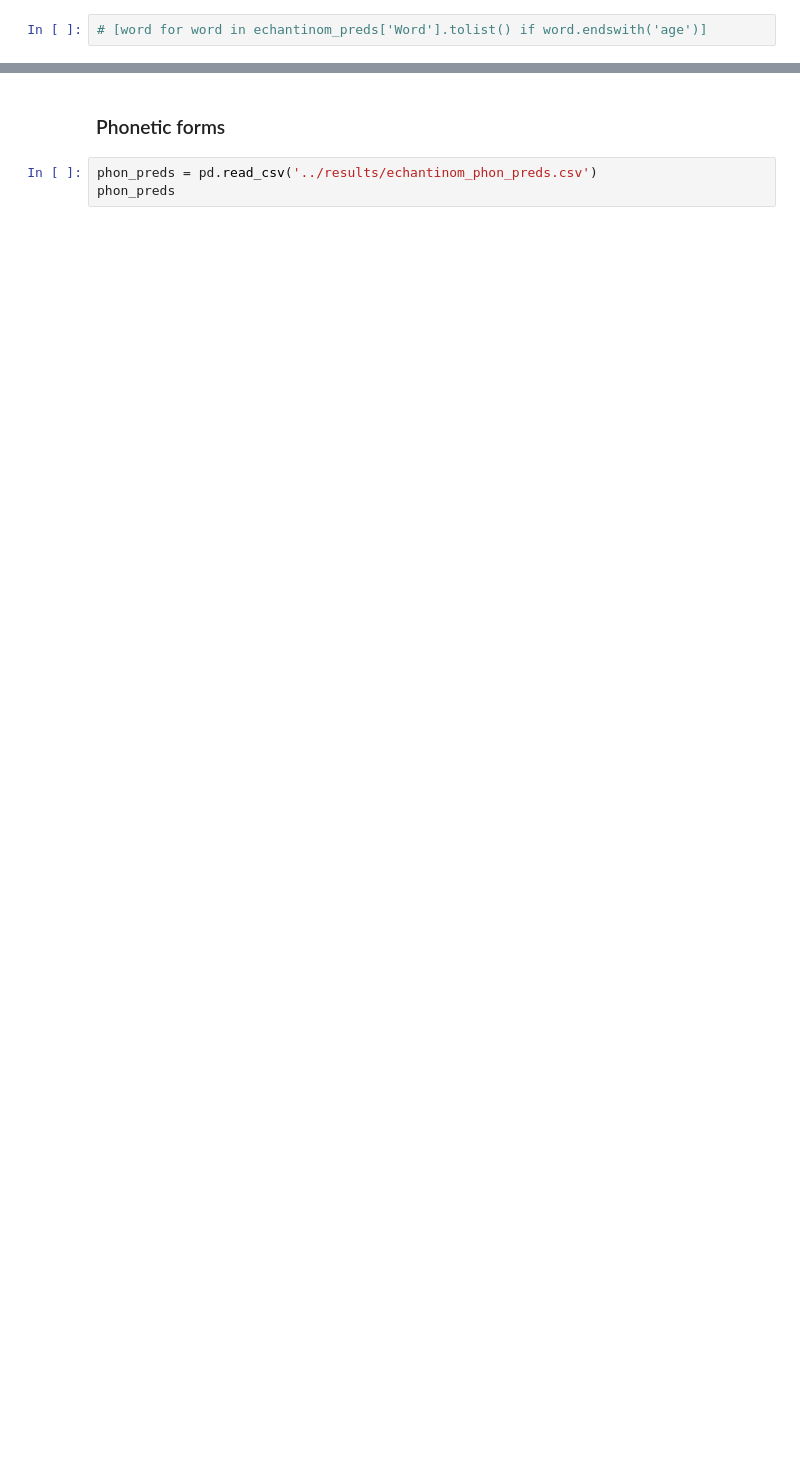
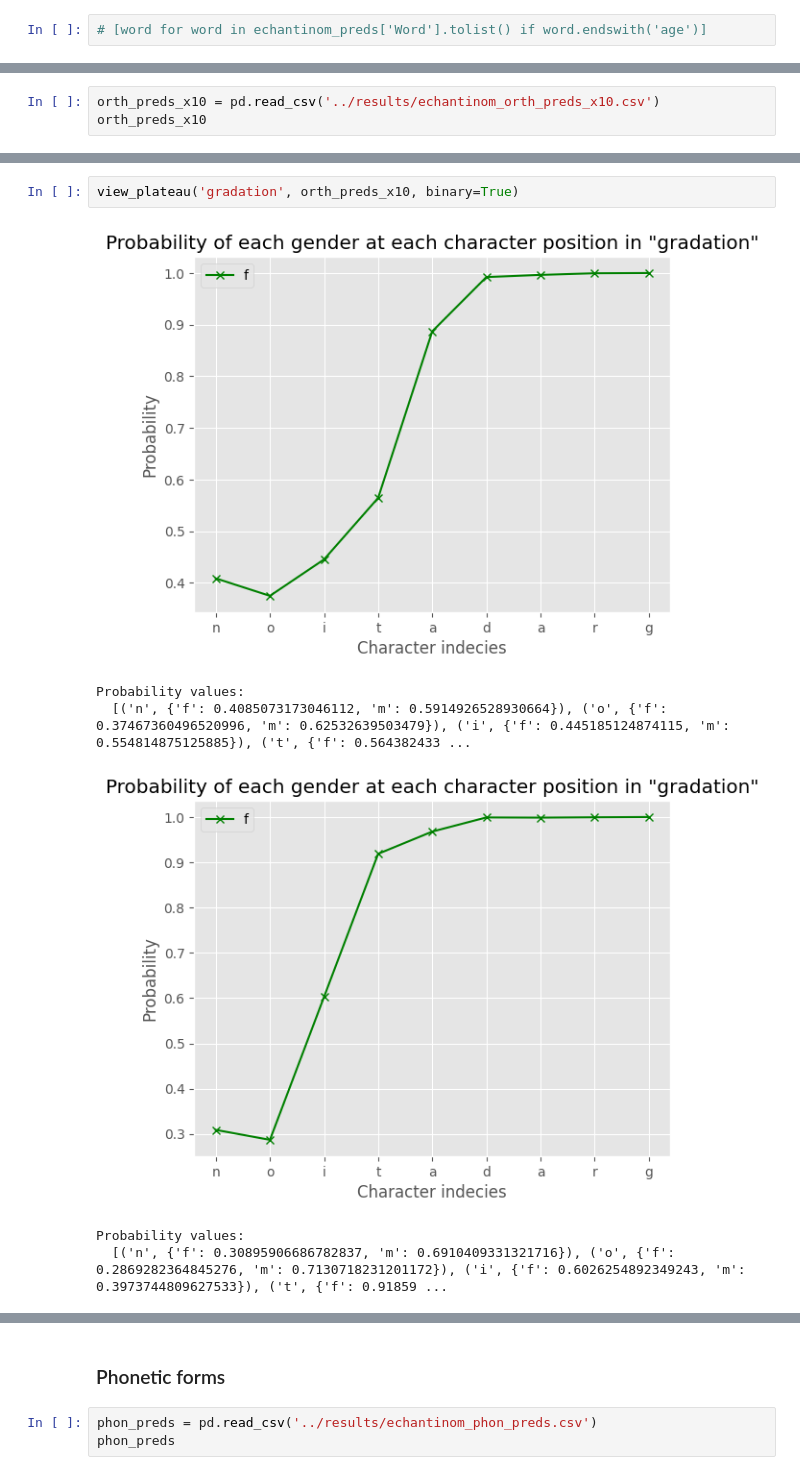
Before and after one commit to obonami/gender_prediction, a Jupyter notebook: src/analysis.ipynb, the cells around one changed output, grey strips where cells are left out. Saved outputs shown, nothing was run; the diff lists cells and outputs as text; blank space fills up the shorter version.

```diff
--- a/src/analysis.ipynb
+++ b/src/analysis.ipynb
@@ -143,0 +144,3 @@ Probability values:
+# %%
+orth_preds_x10 = pd.read_csv('../results/echantinom_orth_preds_x10.csv')
+orth_preds_x10
@@ -143,0 +175,9 @@ Probability values:
+# %%
+view_plateau('gradation', orth_preds_x10, binary=True)
+# %% [output]
+[figure, added]
+Probability values:
+  [('n', {'f': 0.4085073173046112, 'm': 0.5914926528930664}), ('o', {'f': 0.37467360496520996, 'm': 0.62532639503479}), ('i', {'f': 0.445185124874115, 'm': 0.554814875125885}), ('t', {'f': 0.564382433 ...
+[figure, added]
+Probability values:
+  [('n', {'f': 0.30895906686782837, 'm': 0.6910409331321716}), ('o', {'f': 0.2869282364845276, 'm': 0.7130718231201172}), ('i', {'f': 0.6026254892349243, 'm': 0.3973744809627533}), ('t', {'f': 0.91859 ...
```
Also changed, not shown: parts of 12 cells of this notebook, 9 other files.
